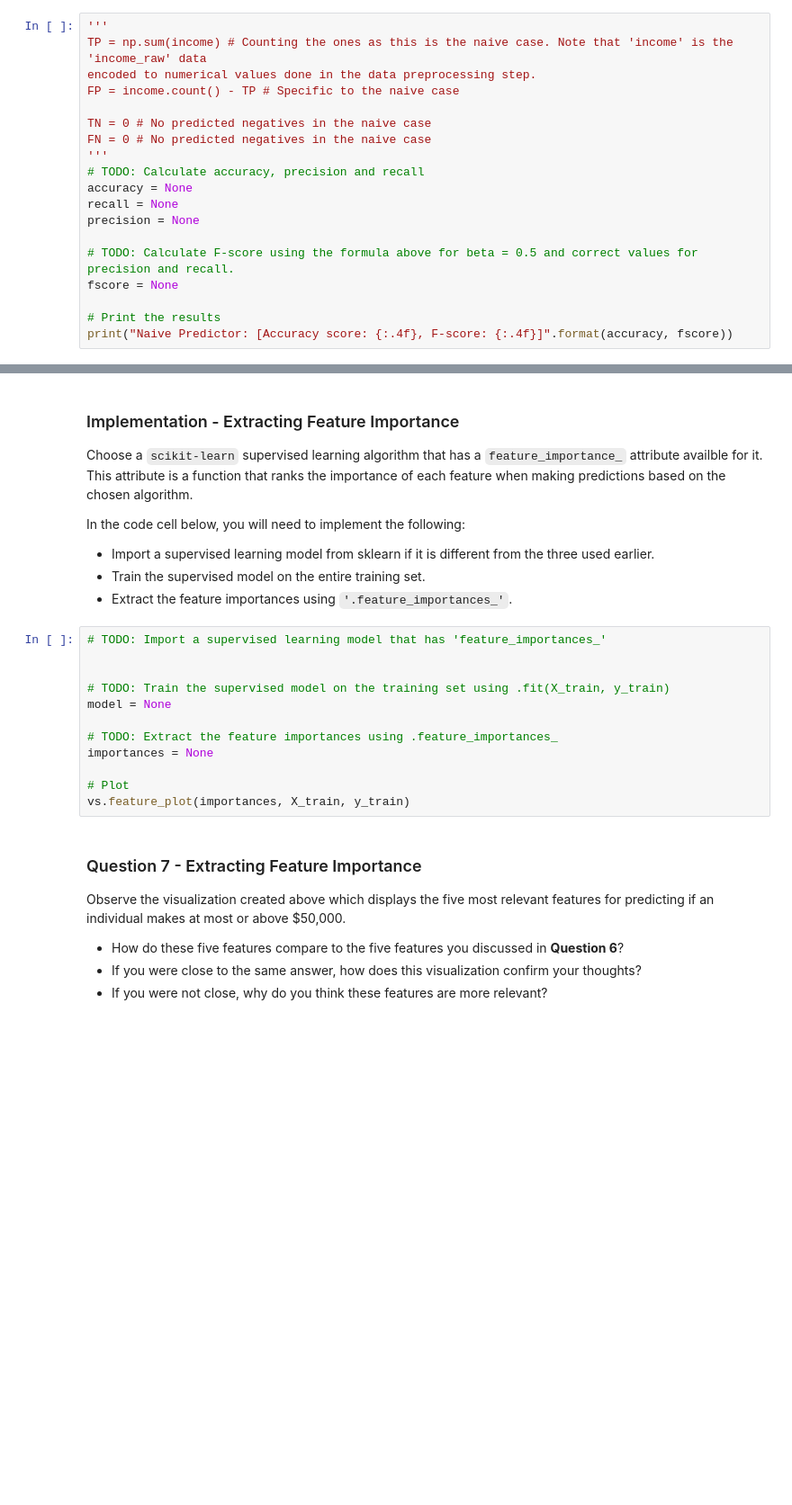
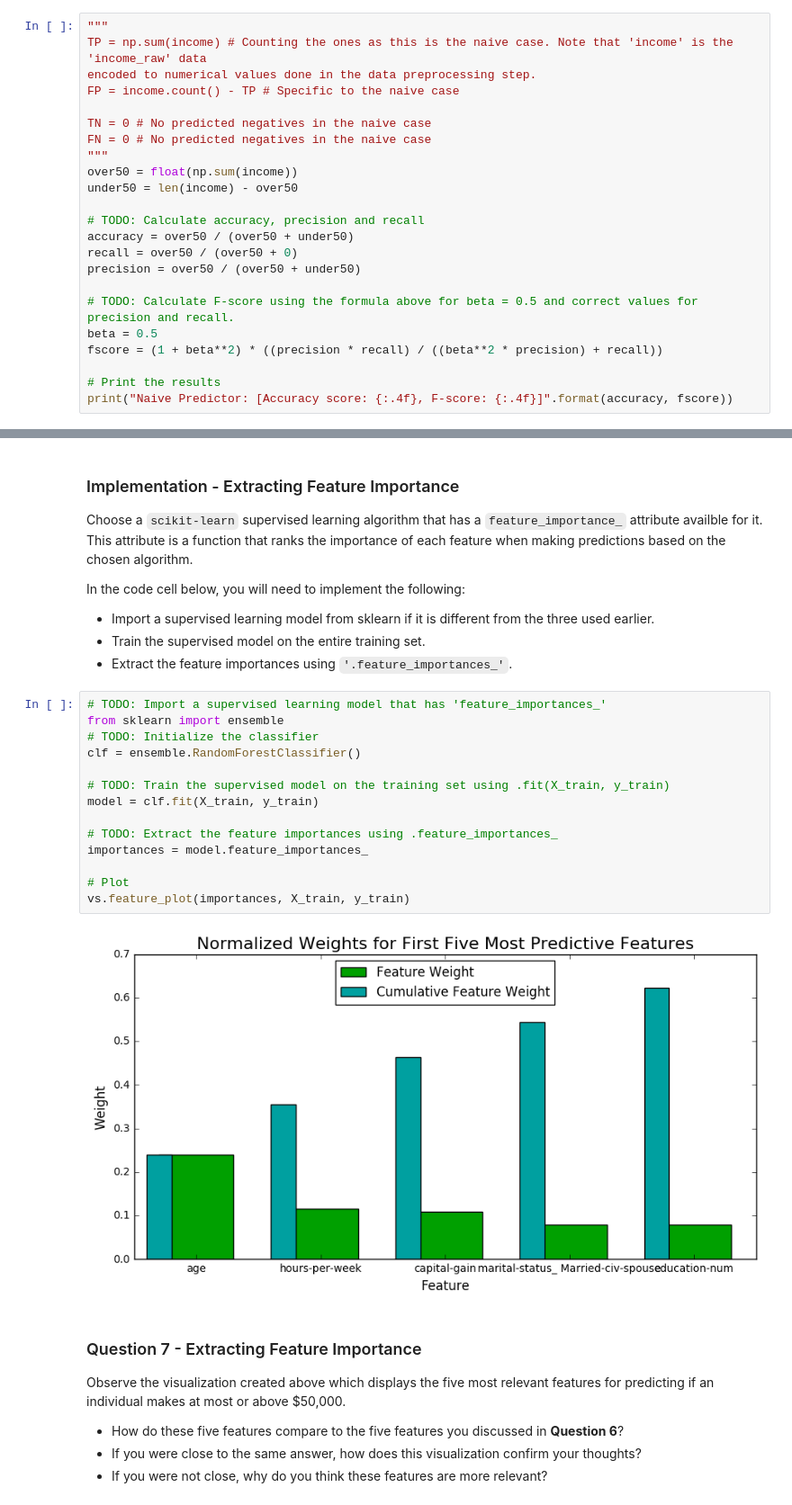
Before and after one commit to mattkoos/udacity, a Jupyter notebook: Machine_Learning/Supervised_Learning/finding_donors/finding_donors.ipynb, the cells around one changed output, grey strips where cells are left out. Shown at 90% size. Cells and saved outputs as stored; diff of their text form; blank space fills up the shorter version.

```diff
--- a/Machine_Learning/Supervised_Learning/finding_donors/finding_donors.ipynb
+++ b/Machine_Learning/Supervised_Learning/finding_donors/finding_donors.ipynb
@@ -215,21 +247,25 @@ For classification problems that are skewed in their classification distribution
 * When we have a model that always predicts '1' (i.e. the individual makes more than 50k) then our model will have no True Negatives(TN) or False Negatives(FN) as we are not making any negative('0' value) predictions. Therefore our Accuracy in this case becomes the same as our Precision(True Positives/(True Positives + False Positives)) as every prediction that we have made with value '1' that should have '0' becomes a False Positive; therefore our denominator in this case is the total number of records we have in total.
 * Our Recall score(True Positives/(True Positives + False Negatives)) in this setting becomes 1 as we have no False Negatives.
 # %%
-'''
+"""
 TP = np.sum(income) # Counting the ones as this is the naive case. Note that 'income' is the 'income_raw' data
 encoded to numerical values done in the data preprocessing step.
 FP = income.count() - TP # Specific to the naive case
 
 TN = 0 # No predicted negatives in the naive case
 FN = 0 # No predicted negatives in the naive case
-'''
+"""
+over50 = float(np.sum(income))
+under50 = len(income) - over50
+
 # TODO: Calculate accuracy, precision and recall
-accuracy = None
-recall = None
-precision = None
+accuracy = over50 / (over50 + under50)
+recall = over50 / (over50 + 0)
+precision = over50 / (over50 + under50)
 
 # TODO: Calculate F-score using the formula above for beta = 0.5 and correct values for precision and recall.
-fscore = None
+beta = 0.5
+fscore = (1 + beta**2) * ((precision * recall) / ((beta**2 * precision) + recall))
 
 # Print the results
 print("Naive Predictor: [Accuracy score: {:.4f}, F-score: {:.4f}]".format(accuracy, fscore))
@@ -469,16 +622,20 @@ In the code cell below, you will need to implement the following:
  - Extract the feature importances using `'.feature_importances_'`.
 # %%
 # TODO: Import a supervised learning model that has 'feature_importances_'
-
+from sklearn import ensemble
+# TODO: Initialize the classifier
+clf = ensemble.RandomForestClassifier()
 
 # TODO: Train the supervised model on the training set using .fit(X_train, y_train)
-model = None
+model = clf.fit(X_train, y_train)
 
 # TODO: Extract the feature importances using .feature_importances_
-importances = None
+importances = model.feature_importances_
 
 # Plot
 vs.feature_plot(importances, X_train, y_train)
+# %% [output]
+[figure, added]
 # %% [markdown]
 ### Question 7 - Extracting Feature Importance
 
```
Also changed, not shown: parts of 30 cells of this notebook, 2 other files.
